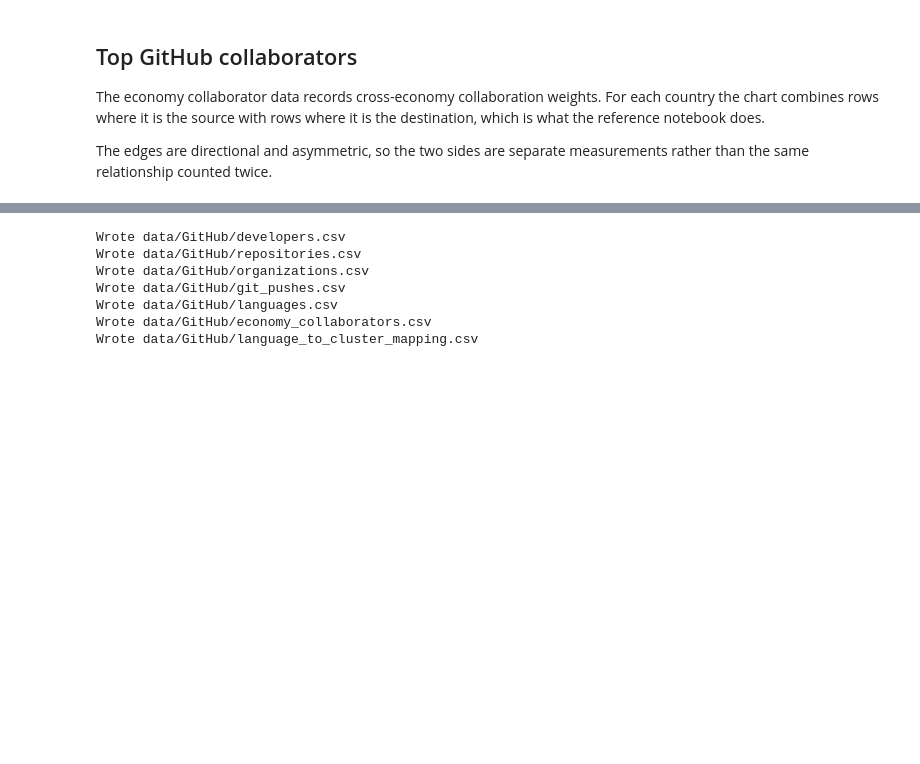
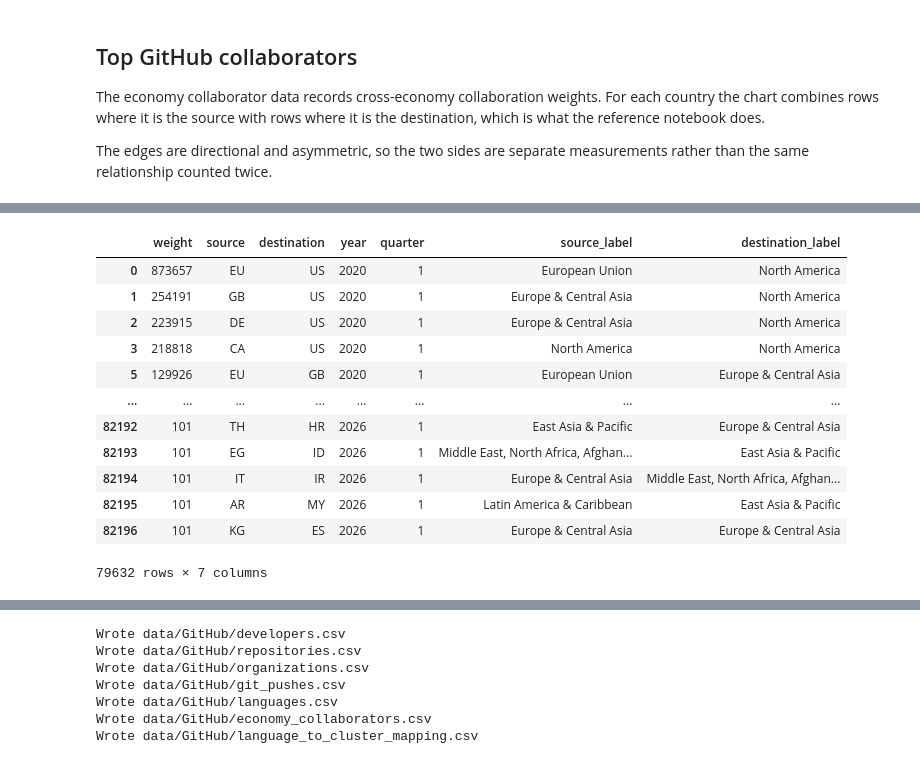
Before and after one commit to datapartnership/west-africa-labor-market-analysis, a Jupyter notebook: notebooks/github-trends/software-development.ipynb, the cells around one changed output, grey strips where cells are left out. Saved outputs shown, nothing was run; the diff lists cells and outputs as text; code cells hidden in the pictures; blank space fills up the shorter version.

```diff
--- a/notebooks/github-trends/software-development.ipynb
+++ b/notebooks/github-trends/software-development.ipynb
@@ -778,0 +969,16 @@ attaviz.add_caption(
+# %%
+economy_collaborators
+# %% [output]
+|  | weight | source | destination | year | quarter | source_label | destination_label |
+| 0 | 873657 | EU | US | 2020 | 1 | European Union | North America |
+| 1 | 254191 | GB | US | 2020 | 1 | Europe & Central Asia | North America |
+| 2 | 223915 | DE | US | 2020 | 1 | Europe & Central Asia | North America |
+| 3 | 218818 | CA | US | 2020 | 1 | North America | North America |
+| 5 | 129926 | EU | GB | 2020 | 1 | European Union | Europe & Central Asia |
+| ... | ... | ... | ... | ... | ... | ... | ... |
+| 82192 | 101 | TH | HR | 2026 | 1 | East Asia & Pacific | Europe & Central Asia |
+| 82193 | 101 | EG | ID | 2026 | 1 | Middle East, North Africa, Afghan... | East Asia & Pacific |
+| 82194 | 101 | IT | IR | 2026 | 1 | Europe & Central Asia | Middle East, North Africa, Afghan... |
+| 82195 | 101 | AR | MY | 2026 | 1 | Latin America & Caribbean | East Asia & Pacific |
+| 82196 | 101 | KG | ES | 2026 | 1 | Europe & Central Asia | Europe & Central Asia |
+79632 rows × 7 columns
```
Also changed, not shown: parts of 11 cells of this notebook, 4 other files.
